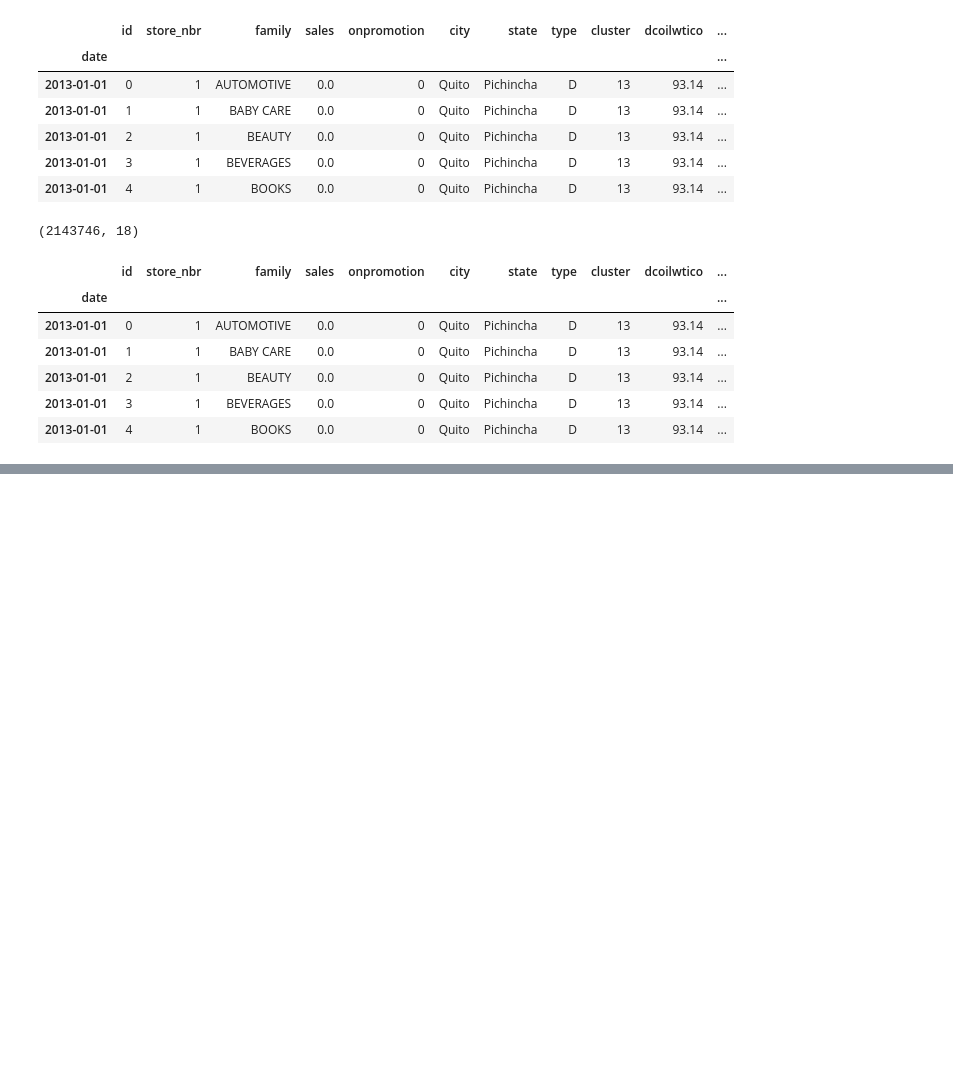
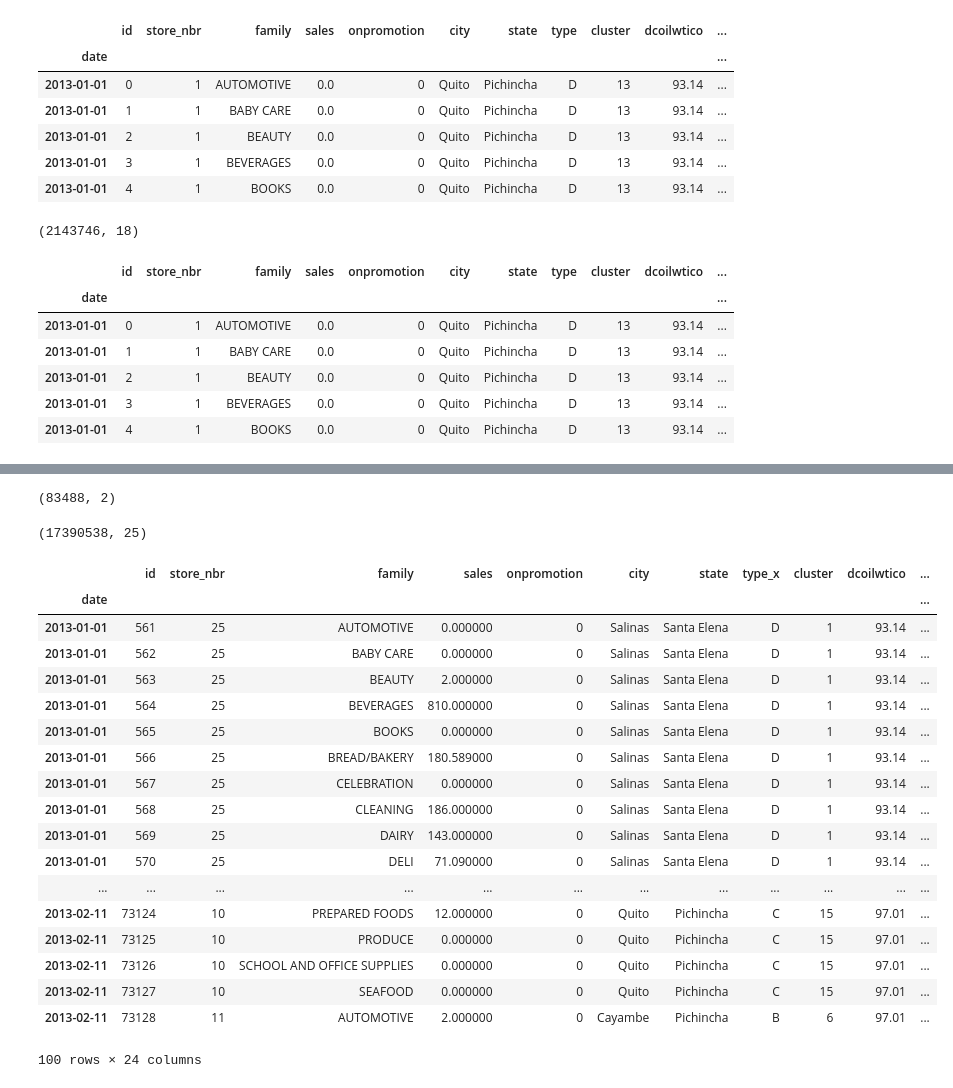
Before and after one commit to taaha/store-sales-forecast, a Jupyter notebook: sale-forecast.ipynb, the cells around one changed output, grey strips where cells are left out. Saved outputs shown, nothing was run; the diff lists cells and outputs as text; code cells hidden in the pictures; blank space fills up the shorter version.

```diff
--- a/sale-forecast.ipynb
+++ b/sale-forecast.ipynb
@@ -374,3 +379,8 @@ data.head()
 | 2013-01-01 | 2 | 1 | BEAUTY | 0.0 | 0 | Quito | Pichincha | D | 13 | 93.14 | ... |
 | 2013-01-01 | 3 | 1 | BEVERAGES | 0.0 | 0 | Quito | Pichincha | D | 13 | 93.14 | ... |
 | 2013-01-01 | 4 | 1 | BOOKS | 0.0 | 0 | Quito | Pichincha | D | 13 | 93.14 | ... |
+# %%
+temp = holidays_events
+data = pd.merge(data, temp, left_index=True, right_index=True)
+#print(data.shape)
+data.head()
@@ -376,0 +438,30 @@ data.head()
+# %%
+transactions.shape
+# %% [output]
+(83488, 2)
+# %%
+data.shape
+# %% [output]
+(17390538, 25)
+# %%
+temp.head(100)
+# %% [output]
+|  | id | store_nbr | family | sales | onpromotion | city | state | type_x | cluster | dcoilwtico | ... |
+| date |  |  |  |  |  |  |  |  |  |  | ... |
+| 2013-01-01 | 561 | 25 | AUTOMOTIVE | 0.000000 | 0 | Salinas | Santa Elena | D | 1 | 93.14 | ... |
+| 2013-01-01 | 562 | 25 | BABY CARE | 0.000000 | 0 | Salinas | Santa Elena | D | 1 | 93.14 | ... |
+| 2013-01-01 | 563 | 25 | BEAUTY | 2.000000 | 0 | Salinas | Santa Elena | D | 1 | 93.14 | ... |
+| 2013-01-01 | 564 | 25 | BEVERAGES | 810.000000 | 0 | Salinas | Santa Elena | D | 1 | 93.14 | ... |
+| 2013-01-01 | 565 | 25 | BOOKS | 0.000000 | 0 | Salinas | Santa Elena | D | 1 | 93.14 | ... |
+| 2013-01-01 | 566 | 25 | BREAD/BAKERY | 180.589000 | 0 | Salinas | Santa Elena | D | 1 | 93.14 | ... |
+| 2013-01-01 | 567 | 25 | CELEBRATION | 0.000000 | 0 | Salinas | Santa Elena | D | 1 | 93.14 | ... |
+| 2013-01-01 | 568 | 25 | CLEANING | 186.000000 | 0 | Salinas | Santa Elena | D | 1 | 93.14 | ... |
+| 2013-01-01 | 569 | 25 | DAIRY | 143.000000 | 0 | Salinas | Santa Elena | D | 1 | 93.14 | ... |
+| 2013-01-01 | 570 | 25 | DELI | 71.090000 | 0 | Salinas | Santa Elena | D | 1 | 93.14 | ... |
+| ... | ... | ... | ... | ... | ... | ... | ... | ... | ... | ... | ... |
+| 2013-02-11 | 73124 | 10 | PREPARED FOODS | 12.000000 | 0 | Quito | Pichincha | C | 15 | 97.01 | ... |
+| 2013-02-11 | 73125 | 10 | PRODUCE | 0.000000 | 0 | Quito | Pichincha | C | 15 | 97.01 | ... |
+| 2013-02-11 | 73126 | 10 | SCHOOL AND OFFICE SUPPLIES | 0.000000 | 0 | Quito | Pichincha | C | 15 | 97.01 | ... |
+| 2013-02-11 | 73127 | 10 | SEAFOOD | 0.000000 | 0 | Quito | Pichincha | C | 15 | 97.01 | ... |
+| 2013-02-11 | 73128 | 11 | AUTOMOTIVE | 2.000000 | 0 | Cayambe | Pichincha | B | 6 | 97.01 | ... |
+100 rows × 24 columns
```
Also changed, not shown: parts of 12 cells of this notebook.
